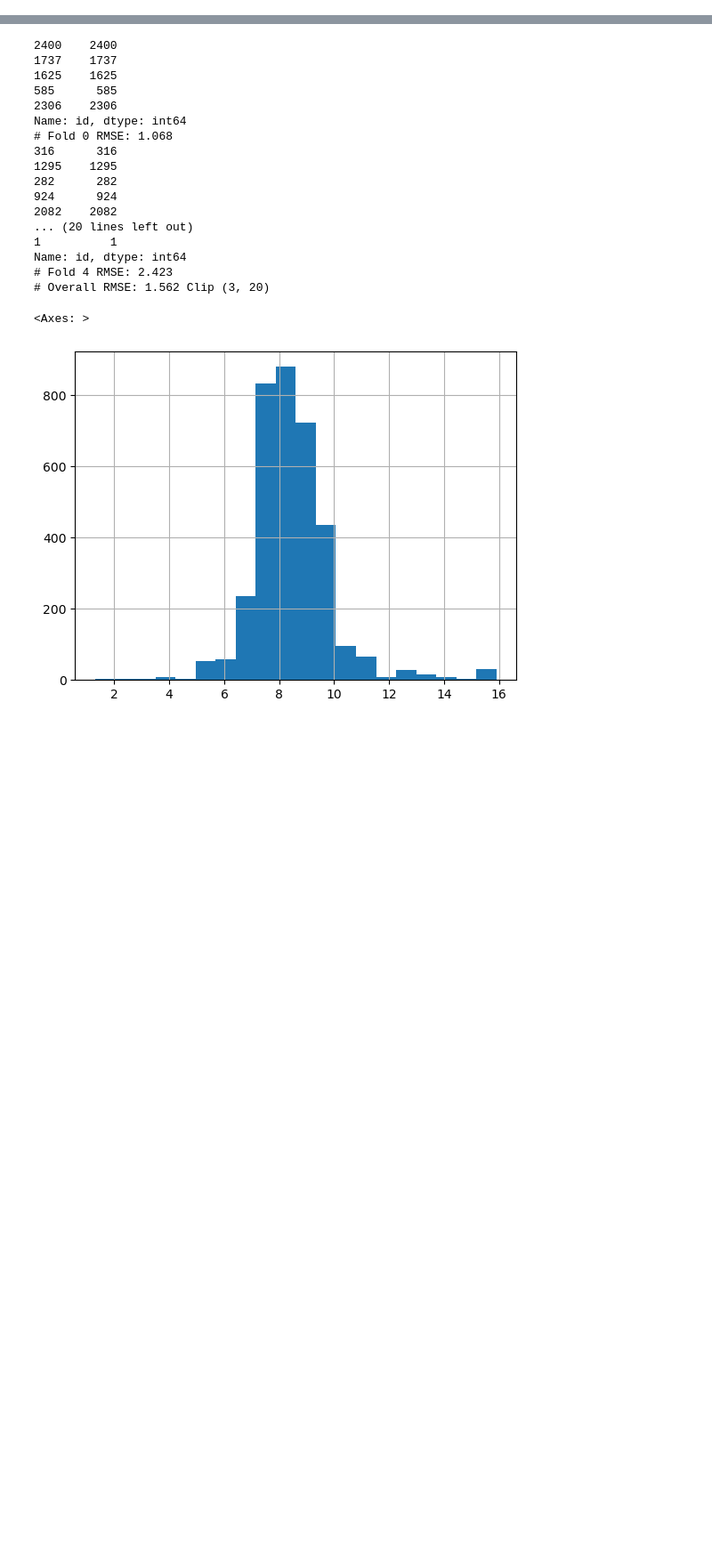
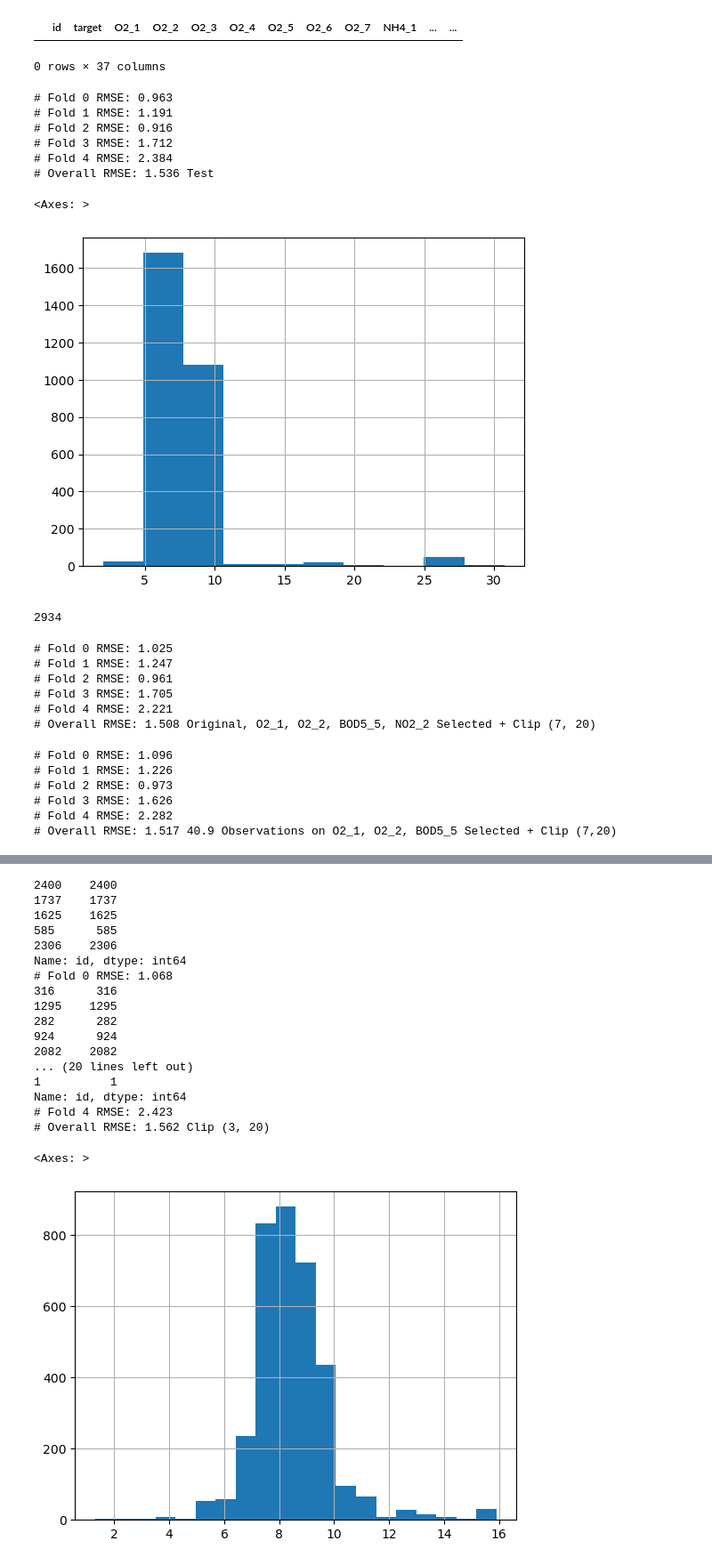
Before and after one commit to LazyDart/KaggleS3E21, a Jupyter notebook: data_creation.ipynb, the cells around one changed output, grey strips where cells are left out. Shown: that part at 89% size. Cells and saved outputs as stored; diff of their text form; code cells hidden in the pictures; blank space fills up the shorter version.

```diff
--- a/data_creation.ipynb
+++ b/data_creation.ipynb
@@ -102,0 +291,2 @@ Name: id, dtype: int64
+# %%
+saint = pd.read_csv("SAINT default_clean_workflow.csv")
@@ -102,0 +327,24 @@ Name: id, dtype: int64
+# %%
+pd.concat([og_union, test_union]).drop_duplicates(keep=False)
+# %% [output]
+|  | id | target | O2_1 | O2_2 | O2_3 | O2_4 | O2_5 | O2_6 | O2_7 | NH4_1 | ... | ... |
+0 rows × 37 columns
+# %%
+saint["From"] = "Saint"
+contender["From"] = "Contender"
+
+comparison = pd.concat([saint, contender])
+# %%
+cross_validate_model(lambda x: make_custom_changes(saint.loc[saint.index.isin(x.index)]), "Test")
+# %% [output]
+# Fold 0 RMSE: 0.963
+# Fold 1 RMSE: 1.191
+# Fold 2 RMSE: 0.916
+# Fold 3 RMSE: 1.712
+# Fold 4 RMSE: 2.384
+# Overall RMSE: 1.536 Test
+# %%
+saint["BOD5_5"].hist()
+# %% [output]
+<Axes: >
+[figure, added]
@@ -102,0 +360,32 @@ Name: id, dtype: int64
+# %%
+print(len(pd.read_csv("default_clean_workflow bigg.csv")))
+# %% [output]
+2934
+# %%
+cross_validate_model(
+    lambda x: zero_given_columns(
+        clean_workflow(x[x.target.between(7, 20)]),
+            x.columns[x.columns.isin(["target", "O2_1", "O2_2", "BOD5_5", "NO2_2"]) == False]),
+
+        "Original, O2_1, O2_2, BOD5_5, NO2_2 Selected + Clip (7, 20)")
+# %% [output]
+# Fold 0 RMSE: 1.025
+# Fold 1 RMSE: 1.247
+# Fold 2 RMSE: 0.961
+# Fold 3 RMSE: 1.705
+# Fold 4 RMSE: 2.221
+# Overall RMSE: 1.508 Original, O2_1, O2_2, BOD5_5, NO2_2 Selected + Clip (7, 20)
+# %%
+cross_validate_model(
+    lambda x:
+        zero_given_columns(clean_workflow(make_custom_changes(x[x.target.between(7, 20)])
+                           ), x.columns[x.columns.isin(["target", "O2_1", "O2_2", "BOD5_5", "NO2_2"]) == False])
+
+        , "40.9 Observations on O2_1, O2_2, BOD5_5 Selected + Clip (7,20)")
+# %% [output]
+# Fold 0 RMSE: 1.096
+# Fold 1 RMSE: 1.226
+# Fold 2 RMSE: 0.973
+# Fold 3 RMSE: 1.626
+# Fold 4 RMSE: 2.282
+# Overall RMSE: 1.517 40.9 Observations on O2_1, O2_2, BOD5_5 Selected + Clip (7,20)
```
Also changed, not shown: parts of 41 cells of this notebook.
